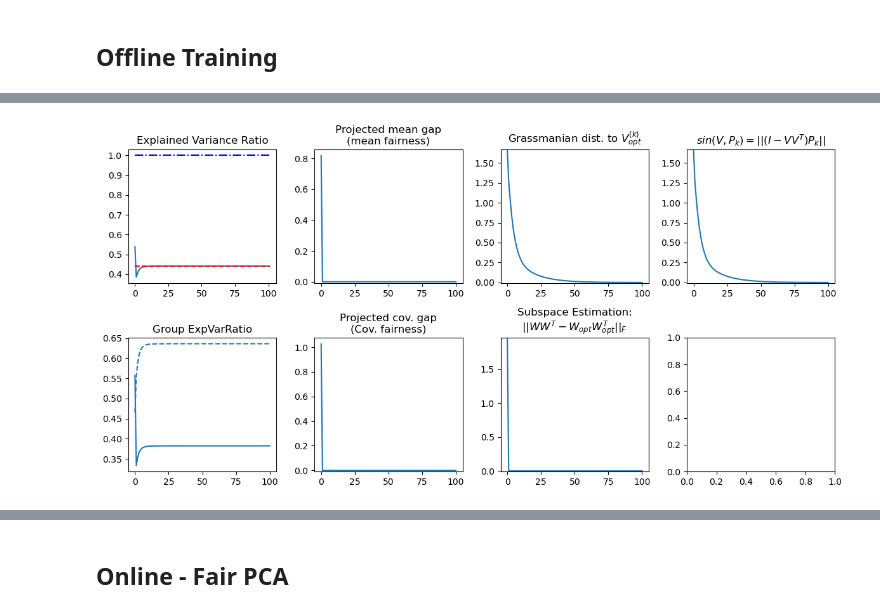
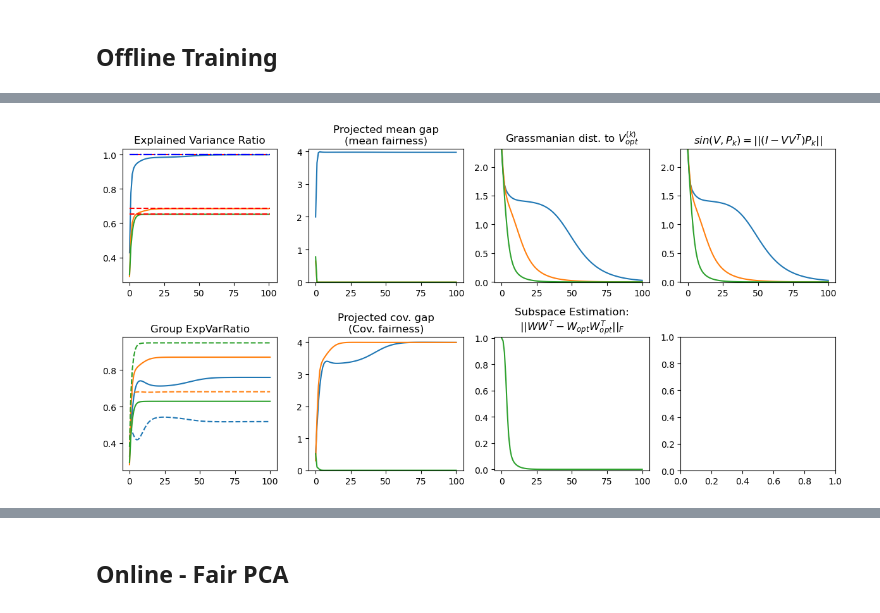
Before and after one commit to HanseulJo/fair-streaming-pca, a Jupyter notebook: synthetic_fair_streaming_pca/FairPCA_custom.ipynb, the cells around one changed output, grey strips where cells are left out. Drawn from its saved outputs; the diff is of its cells as text; code cells hidden in the pictures.

```diff
--- a/synthetic_fair_streaming_pca/FairPCA_custom.ipynb
+++ b/synthetic_fair_streaming_pca/FairPCA_custom.ipynb
@@ -5,14 +5,14 @@ from jax import random
 # %%
 from fairPCA import StreamingFairBlockPCA
 Algo = StreamingFairBlockPCA(
-        data_dim=10,
+        data_dim=30,
         probability=0.5,
-        rank=3,  # effective rank of Sigma_gap
+        rank=10,  # effective rank of Sigma_gap
         eps=0.3,
-        mu_scale=1,
-        max_cov_eig0=3,
-        max_cov_eig1=1,
-        seed=None
+        mu_scale=2,
+        max_cov_eig0=4,
+        max_cov_eig1=2,
+        seed=2023
     )
 # %%
 fig, ax = plt.subplots(1, 3, figsize=(15, 5))
@@ -160,16 +142,16 @@ plt.legend()
 # %%
 Algo.offline_train(
-    target_dim=2,
+    target_dim=3,
     rank=3,
     n_iter=100,
     n_iter_inner=100,
     lr=None,
     pca_optimization='pm',
     constraint='all',
     seed=0,
 )
-fig, axes = Algo.plot_buffer(save=None);
-# Algo.plot_buffer(save=None, fig=fig, axes=axes); fig
+# fig, axes = Algo.plot_buffer(save=None);
+Algo.plot_buffer(save=None, fig=fig, axes=axes); fig
 # %% [output]
-[figure, old version]
+[figure, new version]
 # %%
```
Also changed, not shown: parts of 19 cells of this notebook, 8 other files.
